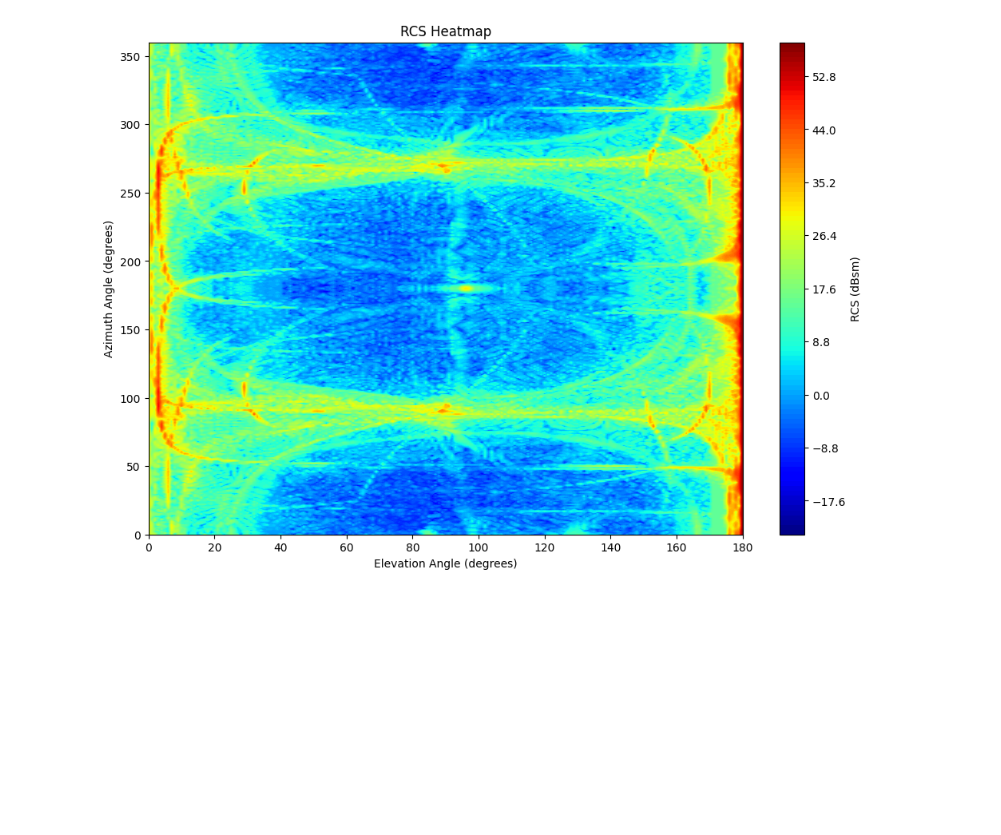
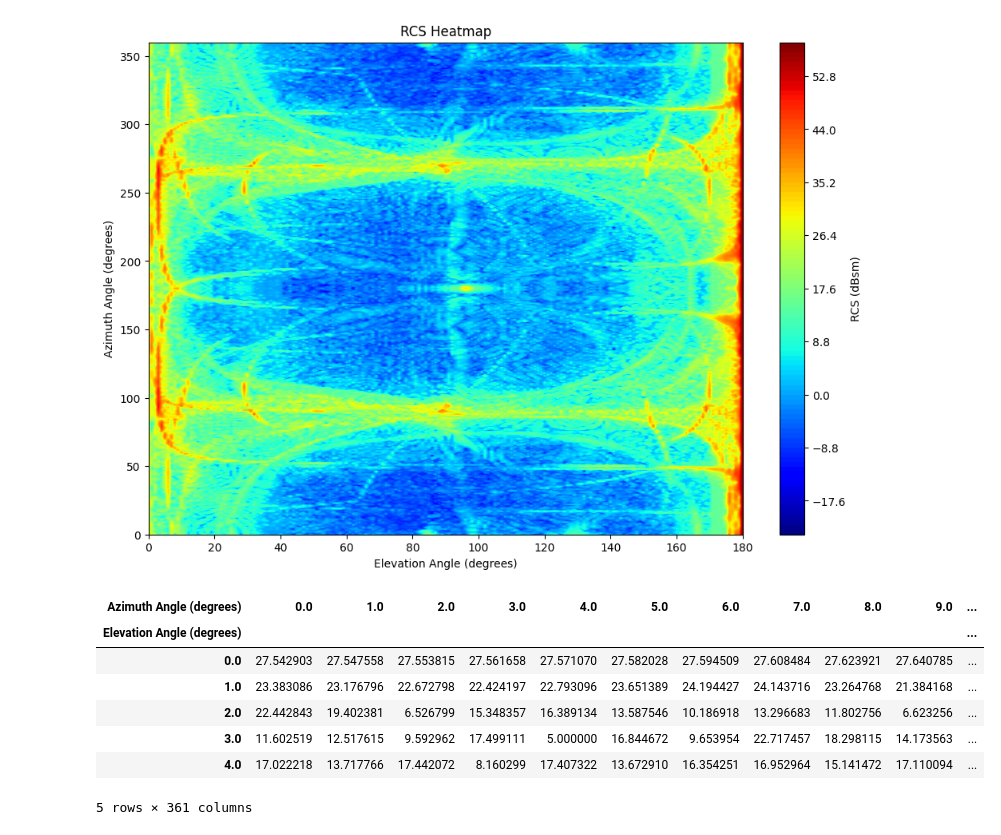
Before and after one commit to BrilliantCarrot/lwj_ws, a Jupyter notebook: radar/DatFileEdit.ipynb, the cells around one changed output. Saved outputs shown, nothing was run; the diff lists cells and outputs as text; code cells hidden in the pictures; blank space fills up the shorter version.

```diff
--- a/radar/DatFileEdit.ipynb
+++ b/radar/DatFileEdit.ipynb
@@ -258,3 +257,27 @@ def extract_and_save_rows(input_file_path, output_file_path):
 input_file_path = 'C:/Users/leeyj/lab_ws/data/radar/F4/F4_PO_3D_PEC_1.csv'
 output_file_path = 'C:/Users/leeyj/lab_ws/data/radar/F4/Test.csv'
 extract_and_save_rows(input_file_path, output_file_path)
+# %%
+# 행이 고각으로, 열이 방위각으로 구성된 csv 데이터파일을 생성
+input_file_path = 'C:/Users/leeyj/lab_ws/data/radar/Shahed/Shahed136_PO_3D_PEC_1.csv'
+data = pd.read_csv(input_file_path)
+
+# 데이터를 pivot하여 새로운 형태로 재구성
+pivoted_data = data.pivot(index='Elevation Angle (degrees)', columns='Azimuth Angle (degrees)', values='RCS (dBsm)')
+
+# 새 CSV 파일 경로
+new_file_path = 'C:/Users/leeyj/lab_ws/data/radar/F4/NEW_F4_PO_3D_PEC_1.csv'
+
+# 재구성된 데이터를 CSV 파일로 저장
+pivoted_data.to_csv(new_file_path, header=False, index=False)
+
+pivoted_data.head()
+# %% [output]
+| Azimuth Angle (degrees) | 0.0 | 1.0 | 2.0 | 3.0 | 4.0 | 5.0 | 6.0 | 7.0 | 8.0 | 9.0 | ... |
+| Elevation Angle (degrees) |  |  |  |  |  |  |  |  |  |  | ... |
+| 0.0 | 27.542903 | 27.547558 | 27.553815 | 27.561658 | 27.571070 | 27.582028 | 27.594509 | 27.608484 | 27.623921 | 27.640785 | ... |
+| 1.0 | 23.383086 | 23.176796 | 22.672798 | 22.424197 | 22.793096 | 23.651389 | 24.194427 | 24.143716 | 23.264768 | 21.384168 | ... |
+| 2.0 | 22.442843 | 19.402381 | 6.526799 | 15.348357 | 16.389134 | 13.587546 | 10.186918 | 13.296683 | 11.802756 | 6.623256 | ... |
+| 3.0 | 11.602519 | 12.517615 | 9.592962 | 17.499111 | 5.000000 | 16.844672 | 9.653954 | 22.717457 | 18.298115 | 14.173563 | ... |
+| 4.0 | 17.022218 | 13.717766 | 17.442072 | 8.160299 | 17.407322 | 13.672910 | 16.354251 | 16.952964 | 15.141472 | 17.110094 | ... |
+5 rows × 361 columns
```
Also changed, not shown: parts of 3 cells of this notebook.
